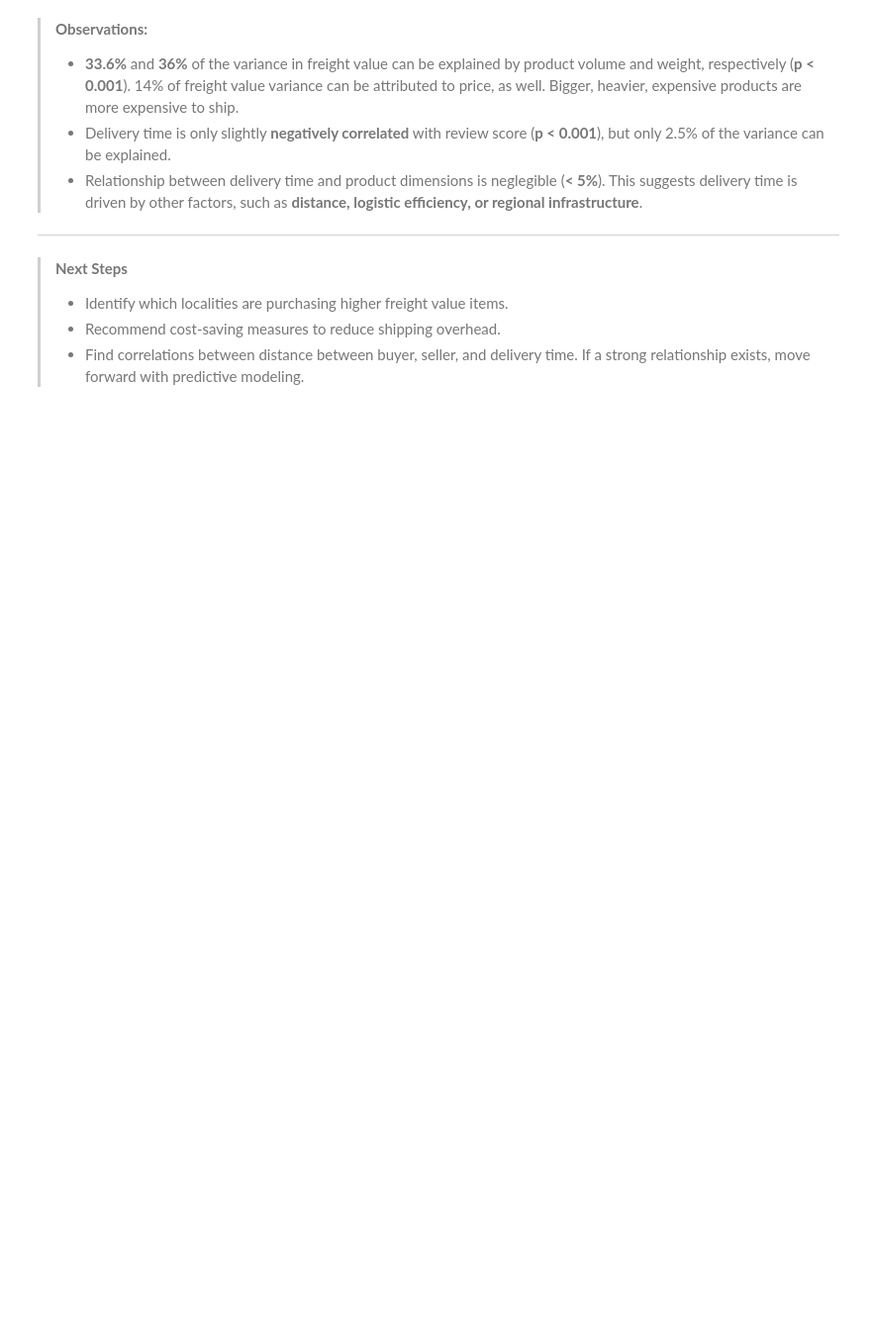
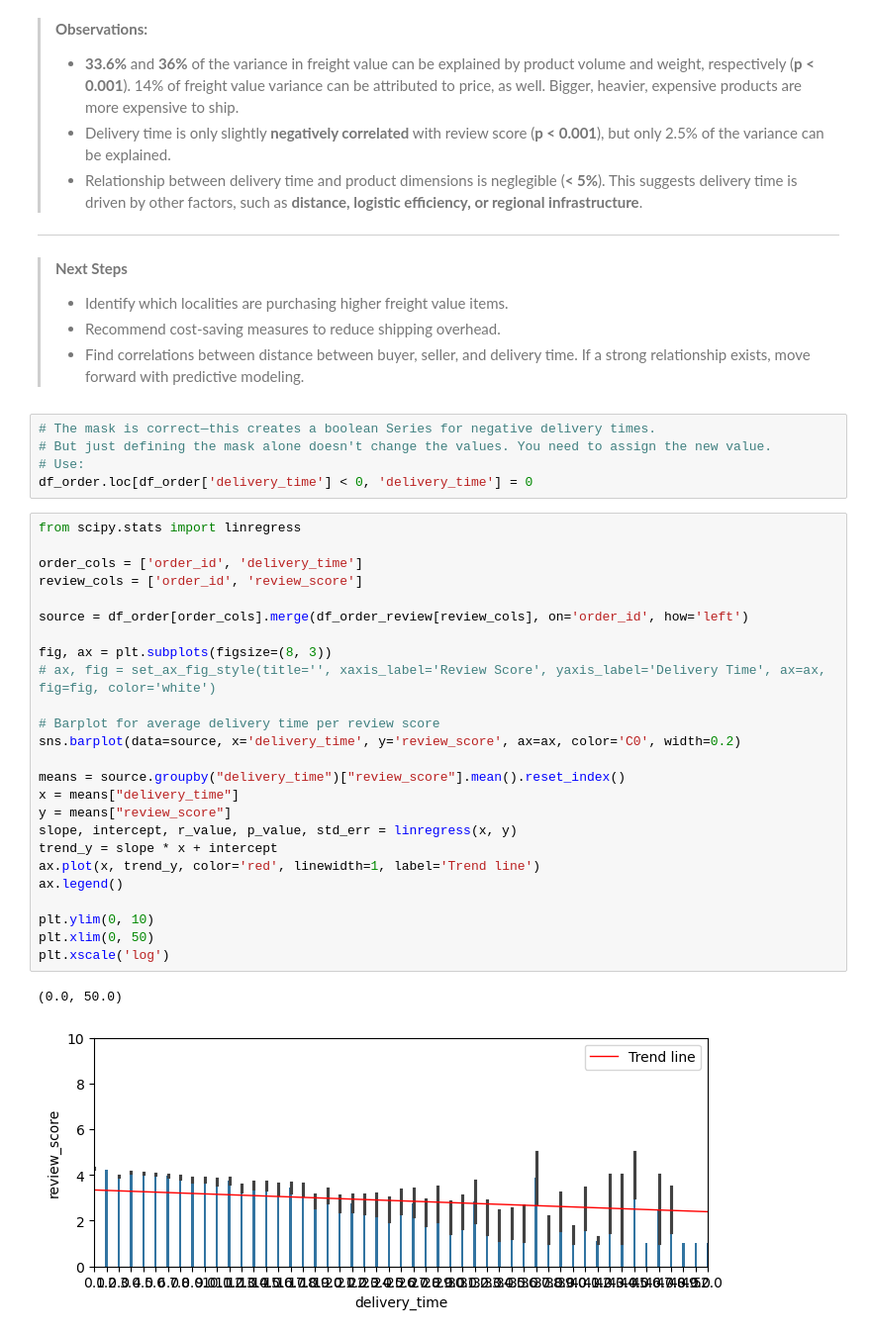
Before and after one commit to dsagher/Olist-E-Commerce-Analysis-Project, a Jupyter notebook: notebooks/correlation_analysis.ipynb, the cells around one changed output. Shown at 99% size. Saved outputs shown, nothing was run; the diff lists cells and outputs as text; blank space fills up the shorter version.

```diff
--- a/notebooks/correlation_analysis.ipynb
+++ b/notebooks/correlation_analysis.ipynb
@@ -86,3 +84,36 @@ Delivery time X review_score: r: -0.15, p-val: 0.0, r^2: 0.0225
 > - Identify which localities are purchasing higher freight value items.
 > - Recommend cost-saving measures to reduce shipping overhead.
 > - Find correlations between distance between buyer, seller, and delivery time. If a strong relationship exists, move forward with predictive modeling.
+# %%
+# The mask is correct—this creates a boolean Series for negative delivery times.
+# But just defining the mask alone doesn't change the values. You need to assign the new value.
+# Use:
+df_order.loc[df_order['delivery_time'] < 0, 'delivery_time'] = 0
+# %%
+from scipy.stats import linregress
+
+order_cols = ['order_id', 'delivery_time']
+review_cols = ['order_id', 'review_score']
+
+source = df_order[order_cols].merge(df_order_review[review_cols], on='order_id', how='left')
+
+fig, ax = plt.subplots(figsize=(8, 3))
+# ax, fig = set_ax_fig_style(title='', xaxis_label='Review Score', yaxis_label='Delivery Time', ax=ax, fig=fig, color='white')
+
+# Barplot for average delivery time per review score
+sns.barplot(data=source, x='delivery_time', y='review_score', ax=ax, color='C0', width=0.2)
+
+means = source.groupby("delivery_time")["review_score"].mean().reset_index()
+x = means["delivery_time"]
+y = means["review_score"]
+slope, intercept, r_value, p_value, std_err = linregress(x, y)
+trend_y = slope * x + intercept
+ax.plot(x, trend_y, color='red', linewidth=1, label='Trend line')
+ax.legend()
+
+plt.ylim(0, 10)
+plt.xlim(0, 50)
+plt.xscale('log')
+# %% [output]
+(0.0, 50.0)
+[figure, added]
```
Also changed, not shown: parts of 2 cells of this notebook, 7 other files.
